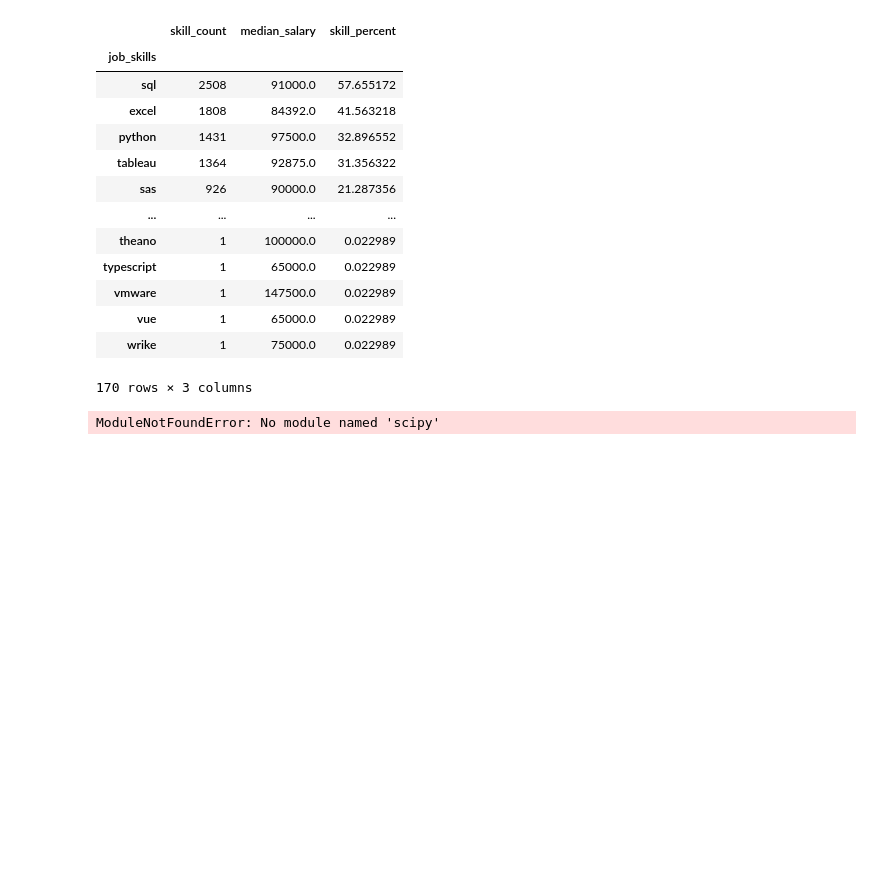
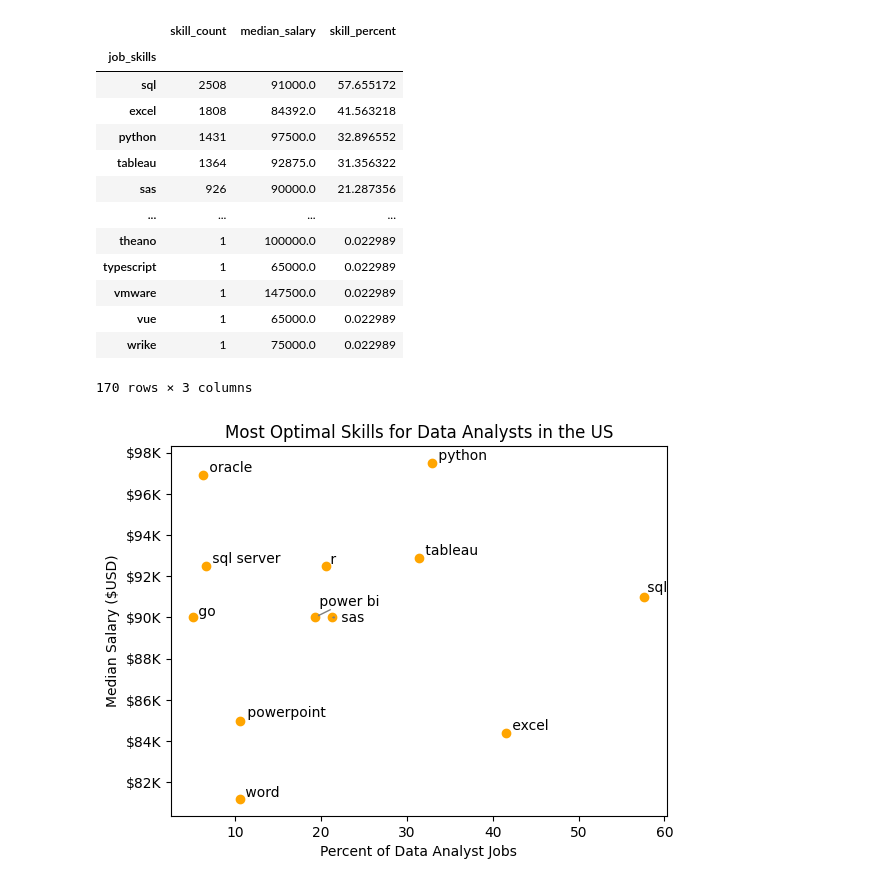
Before and after one commit to chriskorol/Job_Market_Analysis, a Jupyter notebook: 3_Project/5_Optimal_Skills.ipynb, the cells around one changed output. Drawn from its saved outputs; the diff is of its cells as text; code cells hidden in the pictures; blank space fills up the shorter version.

```diff
--- a/3_Project/5_Optimal_Skills.ipynb
+++ b/3_Project/5_Optimal_Skills.ipynb
@@ -131,26 +63,25 @@ skill_limit = 5
 
 df_DA_skills_high_demand = df_DA_skills[df_DA_skills['skill_percent'] > skill_limit]
 # %%
-
 from adjustText import adjust_text
 
-plt.scatter(df_DA_skills_high_demand['skill_percent'], df_DA_skills_high_demand['median_salary'])
+plt.scatter(df_DA_skills_high_demand['skill_percent'], df_DA_skills_high_demand['median_salary'], color='orange')
 plt.xlabel('Percent of Data Analyst Jobs')
 plt.ylabel('Median Salary ($USD)')  # Assuming this is the label you want for y-axis
 plt.title('Most Optimal Skills for Data Analysts in the US')
 
 # Get current axes, set limits, and format axes
 ax = plt.gca()
 ax.yaxis.set_major_formatter(plt.FuncFormatter(lambda y, pos: f'${int(y/1000)}K'))  # Example formatting y-axis
 
 # Add labels to points and collect them in a list
 texts = []
 for i, txt in enumerate(df_DA_skills_high_demand.index):
     texts.append(plt.text(df_DA_skills_high_demand['skill_percent'].iloc[i], df_DA_skills_high_demand['median_salary'].iloc[i], " " + txt))
 
 # Adjust text to avoid overlap and add arrows
 adjust_text(texts, arrowprops=dict(arrowstyle='->', color='gray'))
 
 plt.show()
 # %% [output]
-ModuleNotFoundError: No module named 'scipy'
+[figure, added]
```
Also changed, not shown: parts of 8 cells of this notebook, 3 other files.
